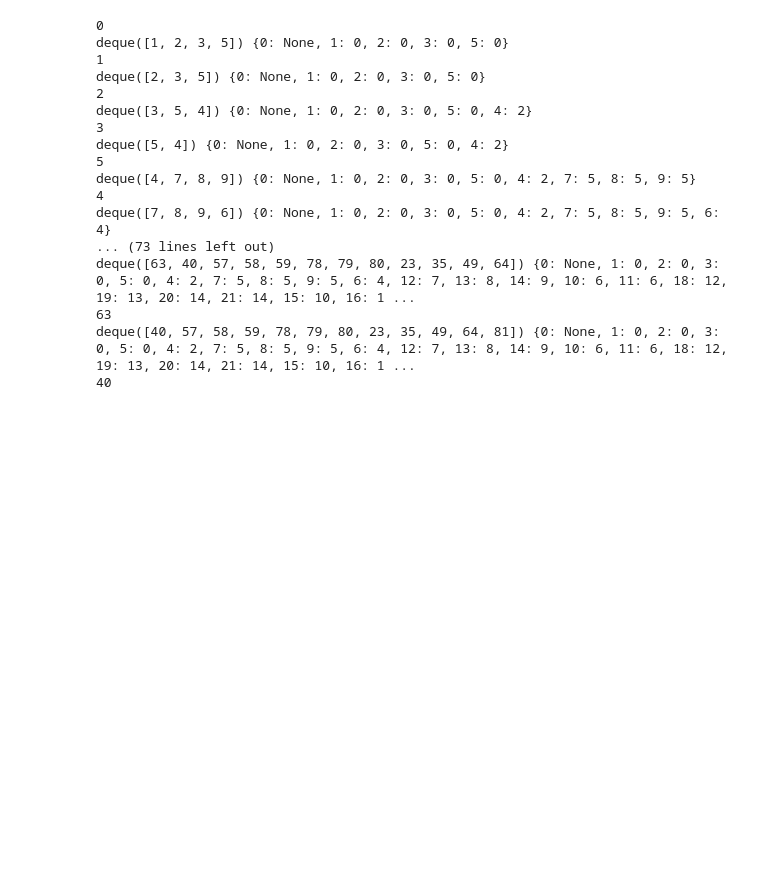
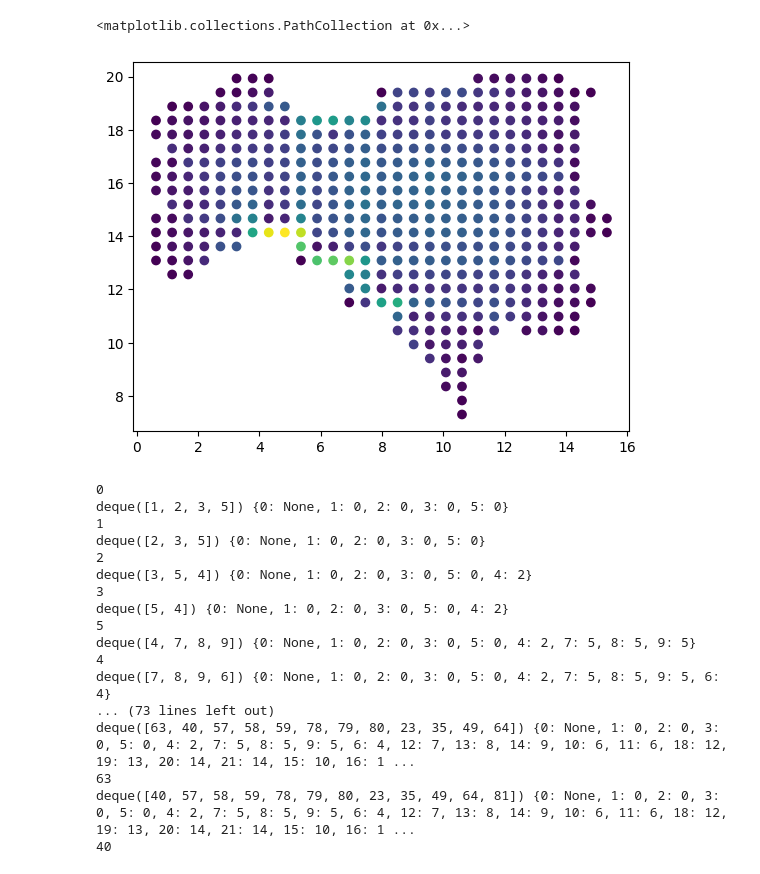
Before and after one commit to leaguilar/pysovist, a Jupyter notebook: example.ipynb, the cells around one changed output. Cells and saved outputs as stored; diff of their text form; code cells hidden in the pictures; blank space fills up the shorter version.

```diff
--- a/example.ipynb
+++ b/example.ipynb
@@ -23,13 +56,17 @@ vis_2d.detect_boundaries(return_dense=False)
 # %%
-from src.graph_2d import knn_graph
+from src.graph_2d import knn_graph, centrality, closeness
 import numpy as np
+import heapq
+import matplotlib.pyplot as plt
 grid = vis_2d.results['grid_bounds']
 edges = knn_graph(grid)
 
-edge_weights = np.ones_like(grid[edges[:,1]] - grid[edges[:,0]])
-dists_init = np.full((grid.shape[0],grid.shape[0]),np.inf)
-dists_init[np.diag_indices(grid.shape[0])] = 0
-dists_init[edges[:,0],edges[:,1]] = 1
+closeness(grid,edges,weighted=True)
+degree = centrality(grid,edges,metric='betweenness_w')
+plt.scatter(grid[:,0],grid[:,1],c=degree)
+# %% [output]
+<matplotlib.collections.PathCollection at 0x...>
+[figure, added]
 # %%
 from src.graph_2d import knn_graph
 import numpy as np
```
Also changed, not shown: parts of 2 cells of this notebook, 4 other files.
